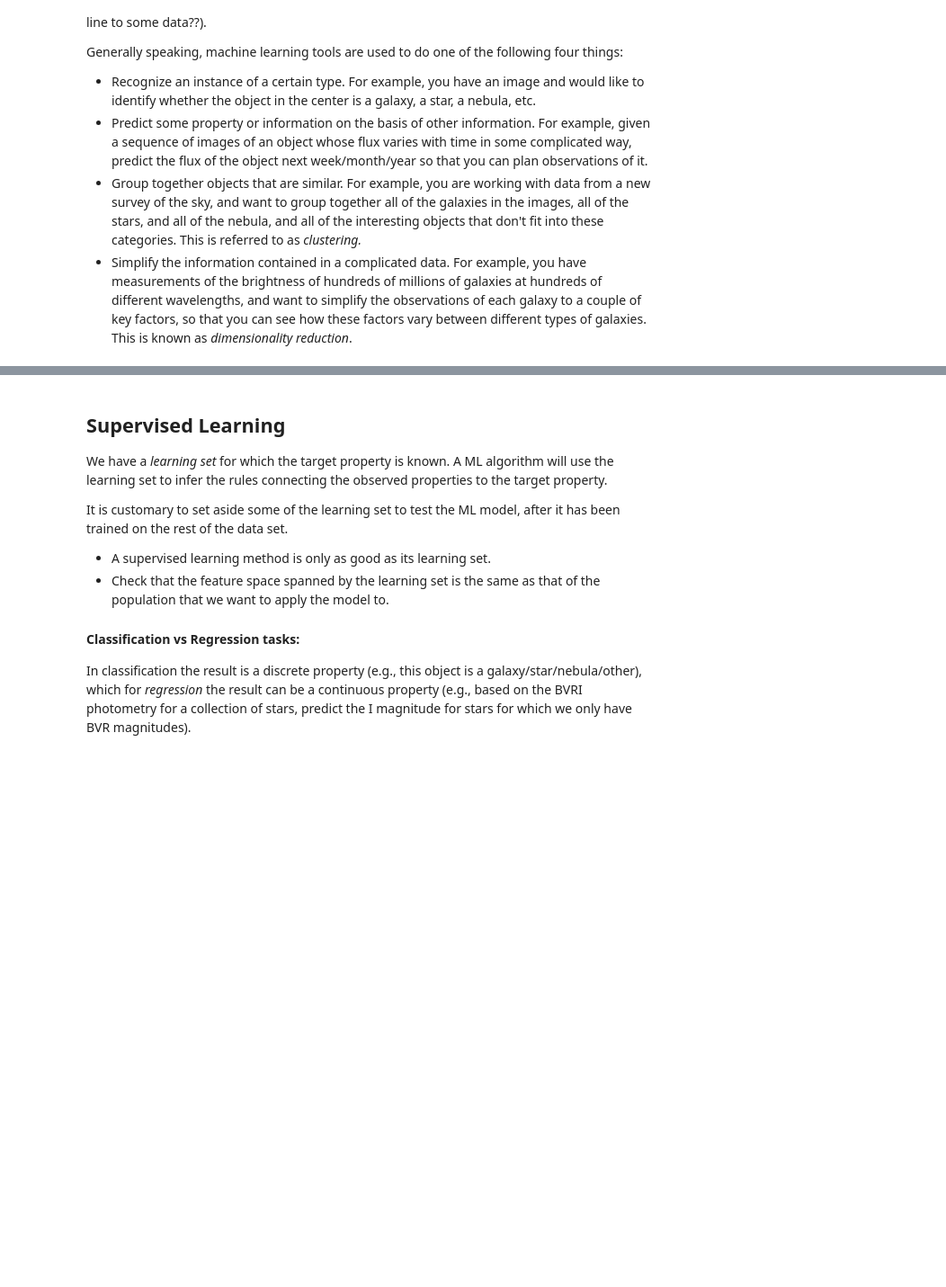
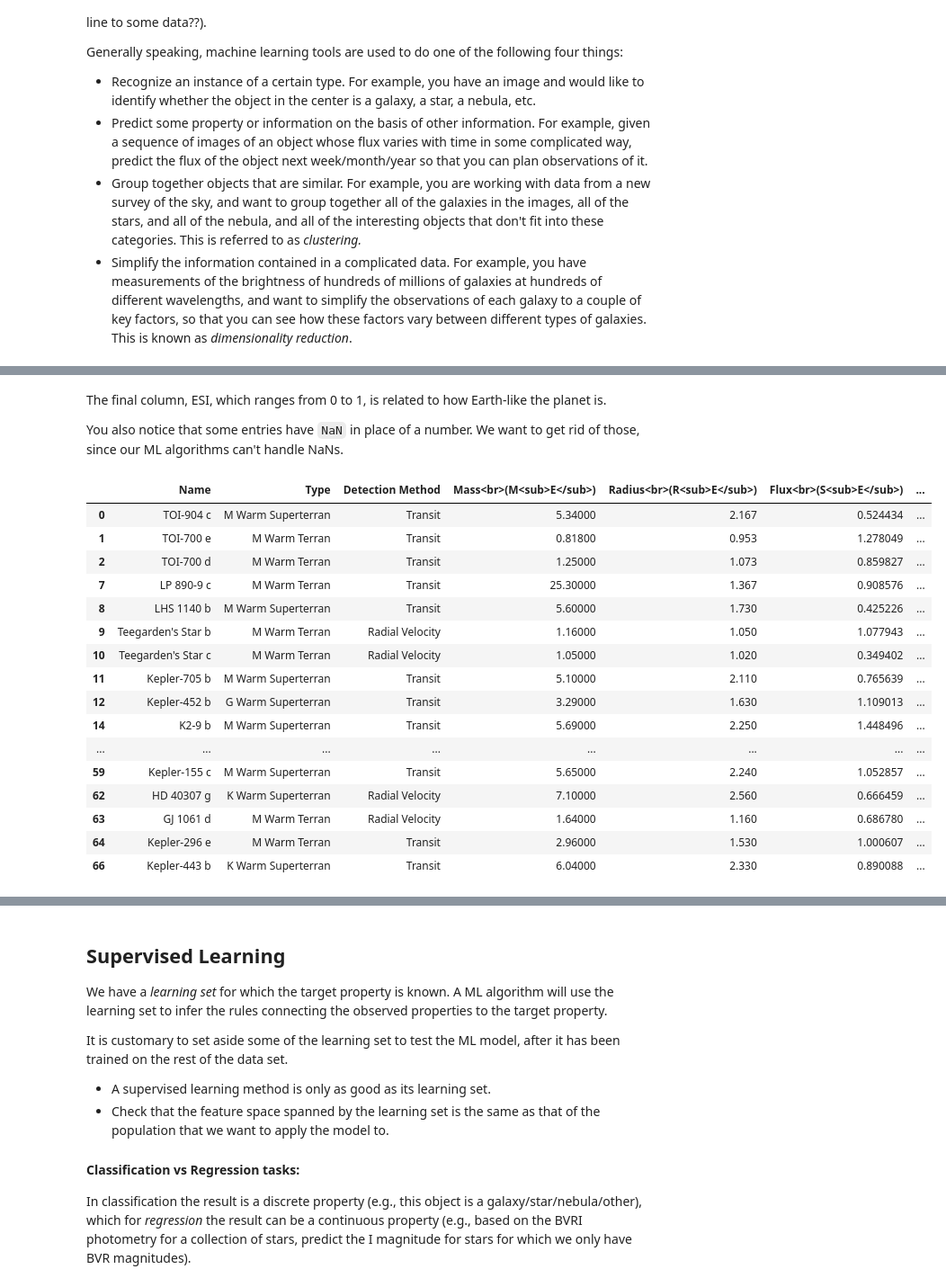
Before and after one commit to kevin-flaherty/Astro211, a Jupyter notebook: Lab8_MachineLearning/MachineLearning.ipynb, the cells around one changed output, grey strips where cells are left out. Shown at 90% size. Drawn from its saved outputs; the diff is of its cells as text; code cells hidden in the pictures; blank space fills up the shorter version.

```diff
--- a/Lab8_MachineLearning/MachineLearning.ipynb
+++ b/Lab8_MachineLearning/MachineLearning.ipynb
@@ -32,0 +66,25 @@ Generally speaking, machine learning tools are used to do one of the following f
+# %% [markdown]
+The final column, ESI, which ranges from 0 to 1, is related to how Earth-like the planet is.
+
+You also notice that some entries have `NaN` in place of a number. We want to get rid of those, since our ML algorithms can't handle NaNs.
+# %%
+LearningSet_all = LearningSet_all.dropna(axis=0)
+LearningSet_all
+# %% [output]
+|  | Name | Type | Detection Method | Mass<br>(M<sub>E</sub>) | Radius<br>(R<sub>E</sub>) | Flux<br>(S<sub>E</sub>) | ... |
+| 0 | TOI-904 c | M Warm Superterran | Transit | 5.34000 | 2.167 | 0.524434 | ... |
+| 1 | TOI-700 e | M Warm Terran | Transit | 0.81800 | 0.953 | 1.278049 | ... |
+| 2 | TOI-700 d | M Warm Terran | Transit | 1.25000 | 1.073 | 0.859827 | ... |
+| 7 | LP 890-9 c | M Warm Terran | Transit | 25.30000 | 1.367 | 0.908576 | ... |
+| 8 | LHS 1140 b | M Warm Superterran | Transit | 5.60000 | 1.730 | 0.425226 | ... |
+| 9 | Teegarden's Star b | M Warm Terran | Radial Velocity | 1.16000 | 1.050 | 1.077943 | ... |
+| 10 | Teegarden's Star c | M Warm Terran | Radial Velocity | 1.05000 | 1.020 | 0.349402 | ... |
+| 11 | Kepler-705 b | M Warm Superterran | Transit | 5.10000 | 2.110 | 0.765639 | ... |
+| 12 | Kepler-452 b | G Warm Superterran | Transit | 3.29000 | 1.630 | 1.109013 | ... |
+| 14 | K2-9 b | M Warm Superterran | Transit | 5.69000 | 2.250 | 1.448496 | ... |
+| ... | ... | ... | ... | ... | ... | ... | ... |
+| 59 | Kepler-155 c | M Warm Superterran | Transit | 5.65000 | 2.240 | 1.052857 | ... |
+| 62 | HD 40307 g | K Warm Superterran | Radial Velocity | 7.10000 | 2.560 | 0.666459 | ... |
+| 63 | GJ 1061 d | M Warm Terran | Radial Velocity | 1.64000 | 1.160 | 0.686780 | ... |
+| 64 | Kepler-296 e | M Warm Terran | Transit | 2.96000 | 1.530 | 1.000607 | ... |
+| 66 | Kepler-443 b | K Warm Superterran | Transit | 6.04000 | 2.330 | 0.890088 | ... |
```
Also changed, not shown: parts of 21 cells of this notebook.
